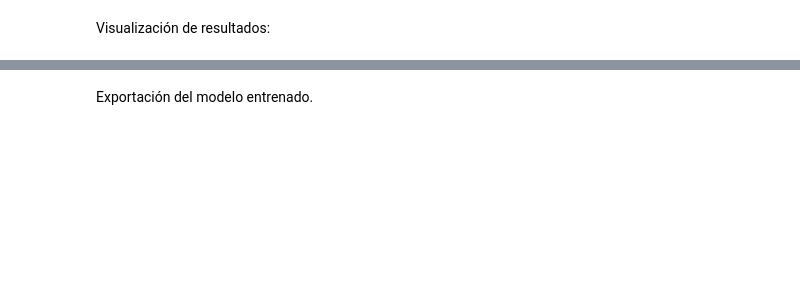
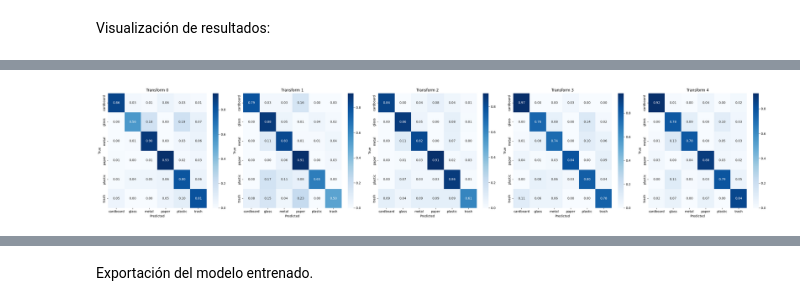
Before and after one commit to gonzafernan/ceia-vpc2, a Jupyter notebook: 02-trashnet-baseline.ipynb, the cells around one changed output, grey strips where cells are left out. Cells and saved outputs as stored; diff of their text form; code cells hidden in the pictures; blank space fills up the shorter version.

```diff
--- a/02-trashnet-baseline.ipynb
+++ b/02-trashnet-baseline.ipynb
@@ -323,0 +544,33 @@ plt.show()
+# %%
+n = len(metrics_results)
+fig, axes = plt.subplots(1, n, figsize=(6 * n, 6))
+
+for i in range(n):
+    # print(f"Transform {i}:")
+    # print("Classification report:")
+    # print(
+    #     classification_report(
+    #         metrics_results[i]["val_targets"],
+    #         metrics_results[i]["val_preds"],
+    #         zero_division=0,
+    #     )
+    # )
+
+    ax = axes[i] if n > 1 else axes
+    sns.heatmap(
+        metrics_results[i]["confusion_matrix"],
+        annot=True,
+        fmt=".2f",
+        cmap="Blues",
+        xticklabels=class_names,
+        yticklabels=class_names,
+        ax=ax,
+    )
+    ax.set_title(f"Transform {i}")
+    ax.set_xlabel("Predicted")
+    ax.set_ylabel("True")
+
+plt.tight_layout()
+plt.show()
+# %% [output]
+[figure, added]
```
Also changed, not shown: parts of 31 cells of this notebook, 2 other files.
